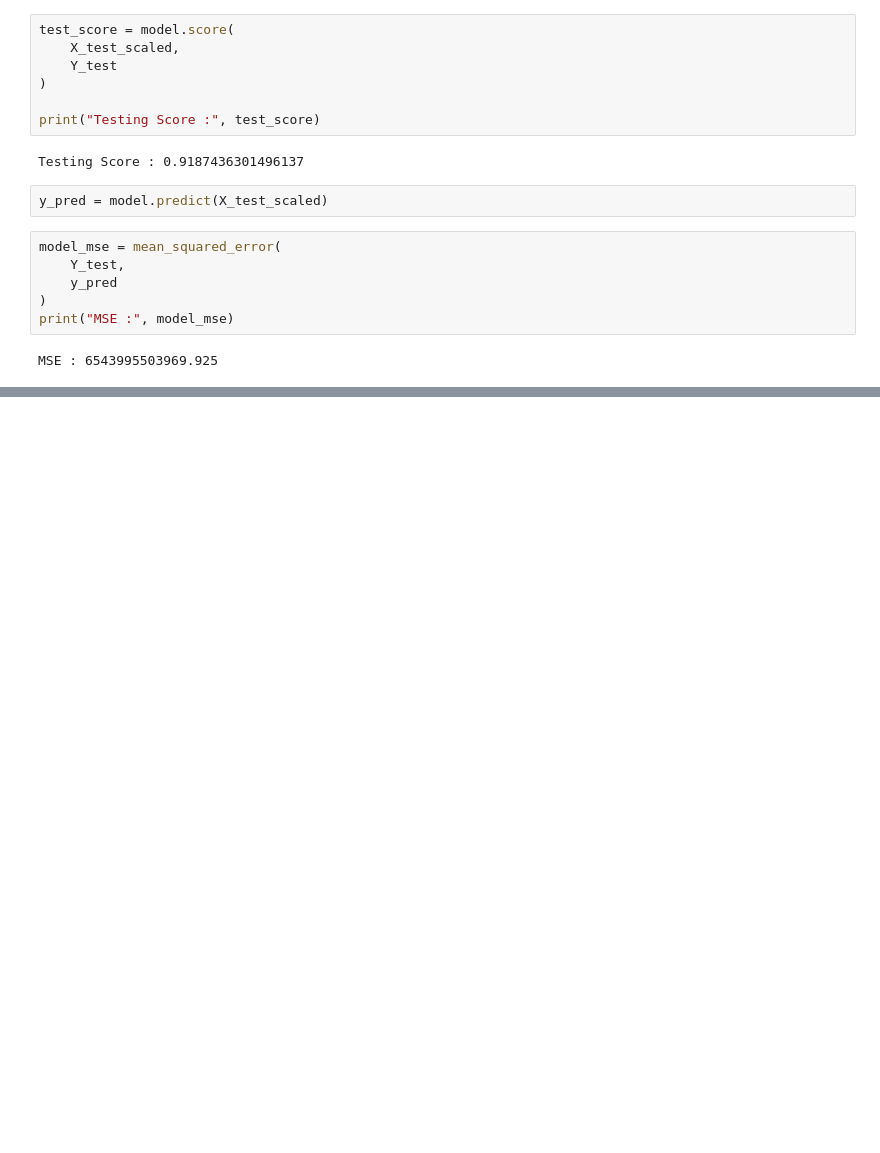
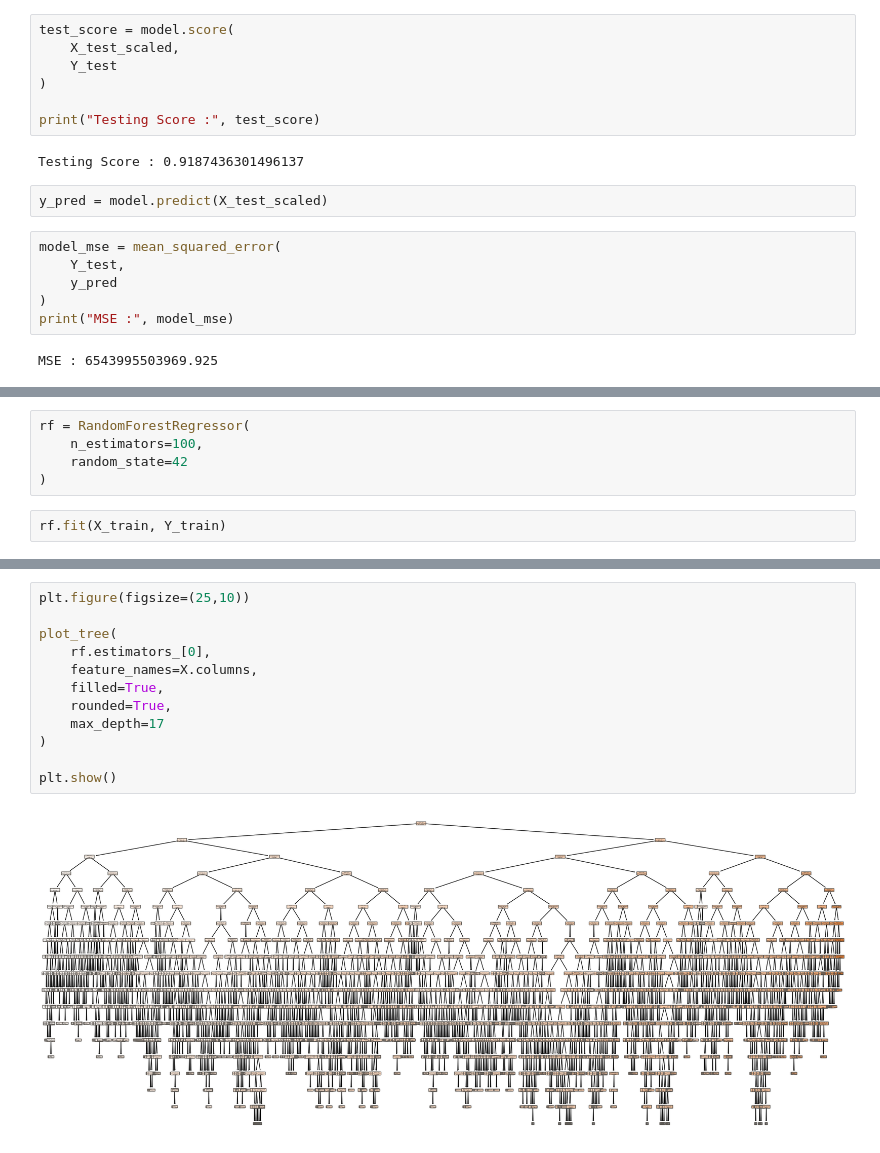
Before and after one commit to Parth-M-M/Rnw, a Jupyter notebook: algorithms/Superviced learning/pr2/PR2EXAM.ipynb, the cells around one changed output, grey strips where cells are left out. Cells and saved outputs as stored; diff of their text form; blank space fills up the shorter version.

```diff
--- a/algorithms/Superviced learning/pr2/PR2EXAM.ipynb
+++ b/algorithms/Superviced learning/pr2/PR2EXAM.ipynb
@@ -277,0 +593,7 @@ R2 Score : 0.918743628762105
+# %%
+rf = RandomForestRegressor(
+    n_estimators=100,
+    random_state=42
+)
+# %%
+rf.fit(X_train, Y_train)
@@ -277,0 +625,14 @@ R2 Score : 0.918743628762105
+# %%
+plt.figure(figsize=(25,10))
+
+plot_tree(
+    rf.estimators_[0],
+    feature_names=X.columns,
+    filled=True,
+    rounded=True,
+    max_depth=17
+)
+
+plt.show()
+# %% [output]
+[figure, added]
```
Also changed, not shown: parts of 41 cells of this notebook, 1 other file.
